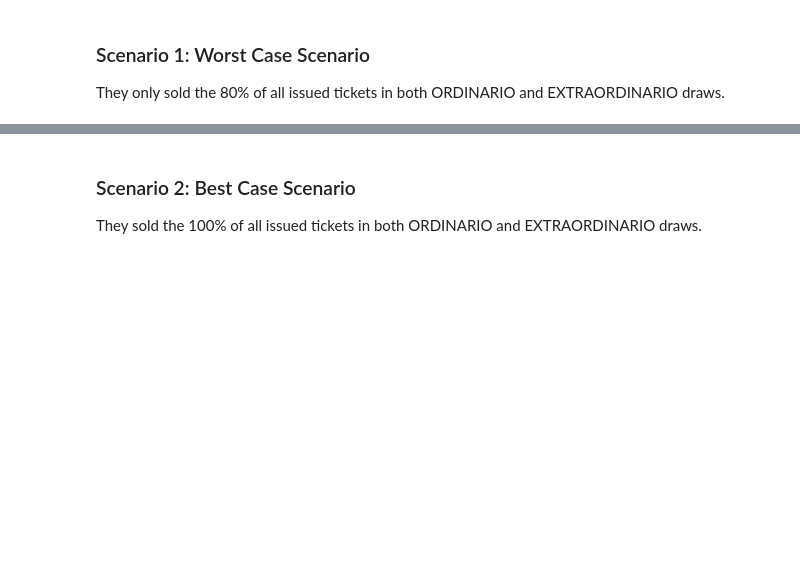
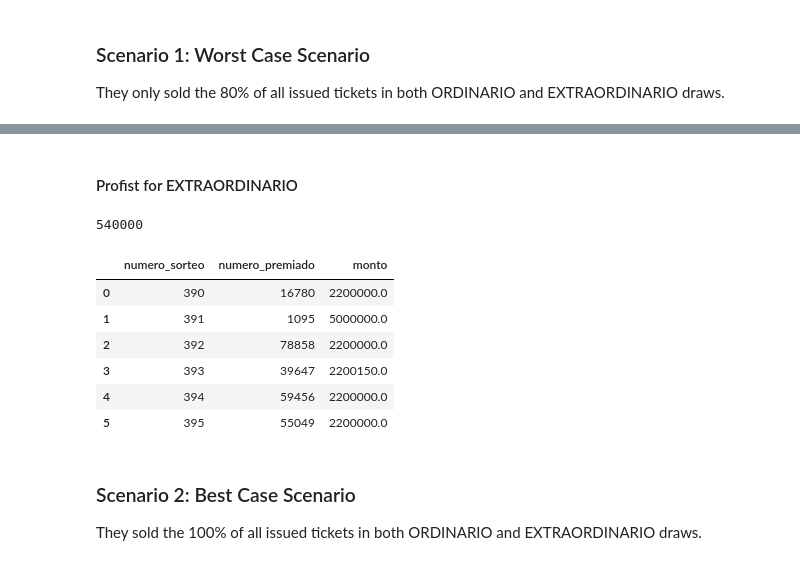
Before and after one commit to AngelDHackerman/santa-lucia-data-analysis-manual, a Jupyter notebook: notebooks/visualization_sorteos_premios.ipynb, the cells around one changed output, grey strips where cells are left out. Cells and saved outputs as stored; diff of their text form; code cells hidden in the pictures; blank space fills up the shorter version.

```diff
--- a/notebooks/Visualization_sorteos_premios.ipynb
+++ b/notebooks/visualization_sorteos_premios.ipynb
@@ -278,3 +310,24 @@ They only sold the 80% of all issued tickets in both ORDINARIO and EXTRAORDINARI
+# %% [markdown]
+#### Profist for EXTRAORDINARIO
+# %%
+df_extraordinarios
+total_sorteos_extraordinarios
+tickets_issued_extraordinario
+grand_total_tickets_issued_extraordinario
+# %% [output]
+540000
+# %%
+big_prize_won_extraordinario = df_extraordinarios[df_extraordinarios['primer_premio'] == df_extraordinarios['numero_premiado']]
+big_prize_won_extraordinario = big_prize_won_extraordinario.reset_index()
+big_prize_won_extraordinario[['numero_sorteo', 'numero_premiado', 'monto']]
+# %% [output]
+|  | numero_sorteo | numero_premiado | monto |
+| 0 | 390 | 16780 | 2200000.0 |
+| 1 | 391 | 1095 | 5000000.0 |
+| 2 | 392 | 78858 | 2200000.0 |
+| 3 | 393 | 39647 | 2200150.0 |
+| 4 | 394 | 59456 | 2200000.0 |
+| 5 | 395 | 55049 | 2200000.0 |
 # %% [markdown]
 ### Scenario 2: Best Case Scenario
 They sold the 100% of all issued tickets in both ORDINARIO and EXTRAORDINARIO draws.
```
Also changed, not shown: parts of 4 cells of this notebook.
